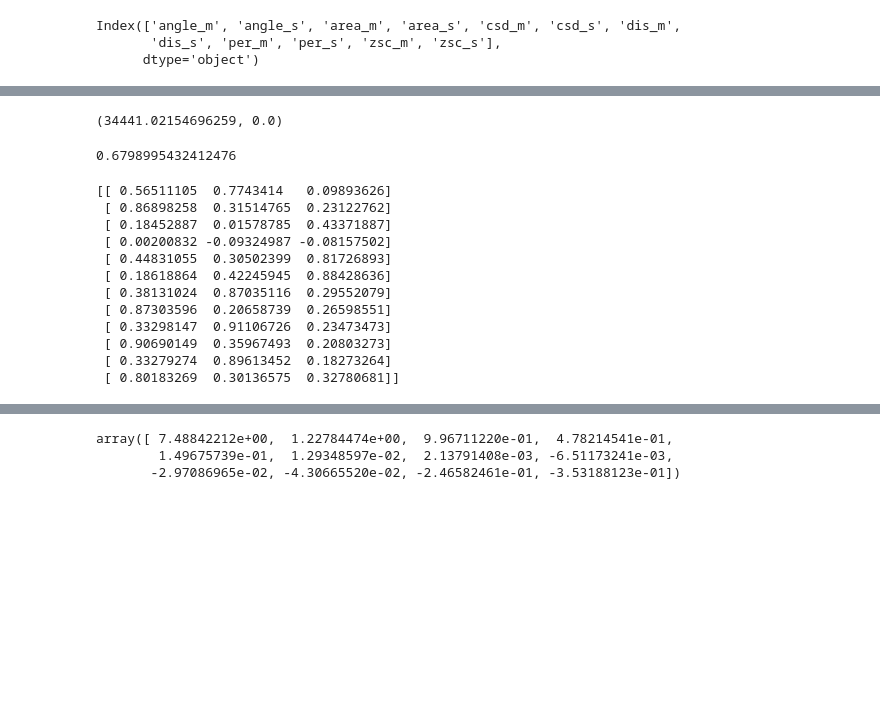
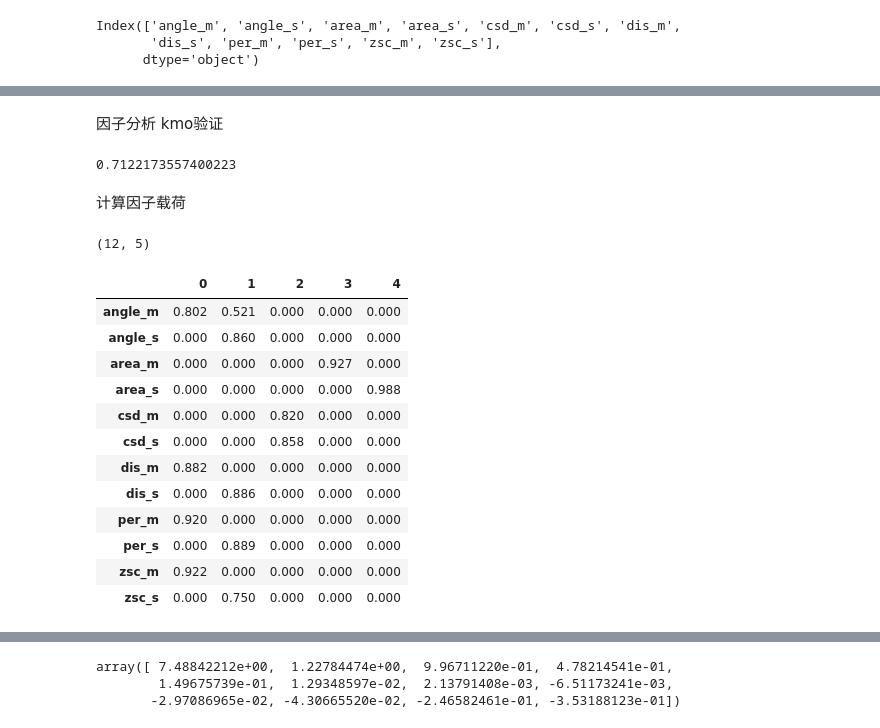
Before and after one commit to DLoveS1314/test_RandomForestRegressor, a Jupyter notebook: processdata.ipynb, the cells around one changed output, grey strips where cells are left out. Saved outputs shown, nothing was run; the diff lists cells and outputs as text; code cells hidden in the pictures; blank space fills up the shorter version.

```diff
--- a/processdata.ipynb
+++ b/processdata.ipynb
@@ -189,6 +176,7 @@ save result to /home/dls/data/openmmlab/mmclassification/tools/pandas_save/out/I
 # %%
-path = '/home/dls/data/openmmlab/mmclassification/tools/pandas_save/out'
-outpath = '/home/dls/data/openmmlab/test_RandomForestRegressor/processdata'
+# path = '/home/dls/data/openmmlab/mmclassification/tools/pandas_save/out'
+path = '/home/dls/data/openmmlab/mmclassification/tools/large_samples_b60/out'
+outpath = '/home/dls/data/openmmlab/test_RandomForestRegressor/processdata/large_samples_b60'
 json_path = '/home/dls/data/openmmlab/mmclassification/tools/pandas_save/out_0_0'
 
 proj = ['FULLER','ISEA']
@@ -197,8 +185,21 @@ res =6
 import pandas as pd
 import os
 from itertools import product
-
-
+import json
+# 处理json数据为df文件
+def gettestscore(json_dirname):
+    with open(json_dirname, 'r') as file:
+        json_str = file.read()
+    monitor ={'accs': 'accuracy/top1','precisions':'single-label/precision','recalls':'single-label/recall','f1s':'single-label/f1-score' }
+    # 将JSON转换为字典
+    jsondata = json.loads(json_str)
+    # for key,value in monitor.items():
+    #     current_score = jsondata[value]
+    dictval ={ key:[jsondata[value]] for key,value in monitor.items() }
+    # 打印字典
+    # print(dictval)
+    dftestval =pd.DataFrame.from_dict(dictval)
+    return dftestval
 
 for prj , tpo in product(proj,topo):
 
@@ -267,6 +268,7 @@ for prj , tpo in product(proj,topo):
 
     # df_drop.head()
     # 输出处理好的数据
+    os.makedirs(outpath,   exist_ok=True)
     outdirname = os.path.join(outpath,f"{prj}{tpo}_{res}_process.csv")
     df_drop.to_csv(outdirname,index=False)
     # print(df_drop.head())
@@ -594,7 +638,11 @@ g.savefig('./scatter.png')
+# %% [markdown]
+因子分析 kmo验证
 # %%
 chi_square_value,p_value=calculate_bartlett_sphericity(df_normalized)
 chi_square_value, p_value
-
+# 计算KMO值
+kmo_all,kmo_model=calculate_kmo(df_normalized)
+print(kmo_model)
 # # 读取数据
 # data = pd.read_csv('data.csv')
 
@@ -608,35 +656,39 @@ chi_square_value, p_value
 # loadings = fa.loadings_
 # print(loadings)
 # %% [output]
-(34441.02154696259, 0.0)
+0.7122173557400223
-# %%
-# 计算KMO值
-kmo_all,kmo_model=calculate_kmo(df_normalized)
-print(kmo_model)
-# %% [output]
-0.6798995432412476
+# %% [markdown]
+计算因子载荷
 # %%
 from factor_analyzer import FactorAnalyzer
-
+import numpy as np
 # 读取数据
 # data = pd.read_csv('data.csv')
 
 # 初始化因子分析模型，并使用最大似然方法对数据进行因子分析
-fa = FactorAnalyzer(method='ml', n_factors=3, rotation='varimax')
+fa = FactorAnalyzer(  n_factors=5, rotation='varimax')
 fa.fit(df_normalized)
 # 输出因子载荷矩阵
 loadings = fa.loadings_
-print(loadings)
+loadings[np.where(loadings<0.52)]=0.0
+loadings =np.round(loadings,3)
+loading_df =pd.DataFrame(loadings,index= df_normalized.columns)
+loading_df.shape
 # %% [output]
-[[ 0.56511105  0.7743414   0.09893626]
- [ 0.86898258  0.31514765  0.23122762]
- [ 0.18452887  0.01578785  0.43371887]
- [ 0.00200832 -0.09324987 -0.08157502]
- [ 0.44831055  0.30502399  0.81726893]
- [ 0.18618864  0.42245945  0.88428636]
- [ 0.38131024  0.87035116  0.29552079]
- [ 0.87303596  0.20658739  0.26598551]
- [ 0.33298147  0.91106726  0.23473473]
- [ 0.90690149  0.35967493  0.20803273]
- [ 0.33279274  0.89613452  0.18273264]
- [ 0.80183269  0.30136575  0.32780681]]
+(12, 5)
+# %%
+loading_df
+# %% [output]
+|  | 0 | 1 | 2 | 3 | 4 |
+| angle_m | 0.802 | 0.521 | 0.000 | 0.000 | 0.000 |
+| angle_s | 0.000 | 0.860 | 0.000 | 0.000 | 0.000 |
+| area_m | 0.000 | 0.000 | 0.000 | 0.927 | 0.000 |
+| area_s | 0.000 | 0.000 | 0.000 | 0.000 | 0.988 |
+| csd_m | 0.000 | 0.000 | 0.820 | 0.000 | 0.000 |
+| csd_s | 0.000 | 0.000 | 0.858 | 0.000 | 0.000 |
+| dis_m | 0.882 | 0.000 | 0.000 | 0.000 | 0.000 |
+| dis_s | 0.000 | 0.886 | 0.000 | 0.000 | 0.000 |
+| per_m | 0.920 | 0.000 | 0.000 | 0.000 | 0.000 |
+| per_s | 0.000 | 0.889 | 0.000 | 0.000 | 0.000 |
+| zsc_m | 0.922 | 0.000 | 0.000 | 0.000 | 0.000 |
+| zsc_s | 0.000 | 0.750 | 0.000 | 0.000 | 0.000 |
```
Also changed, not shown: parts of 29 cells of this notebook, 3 other files.
